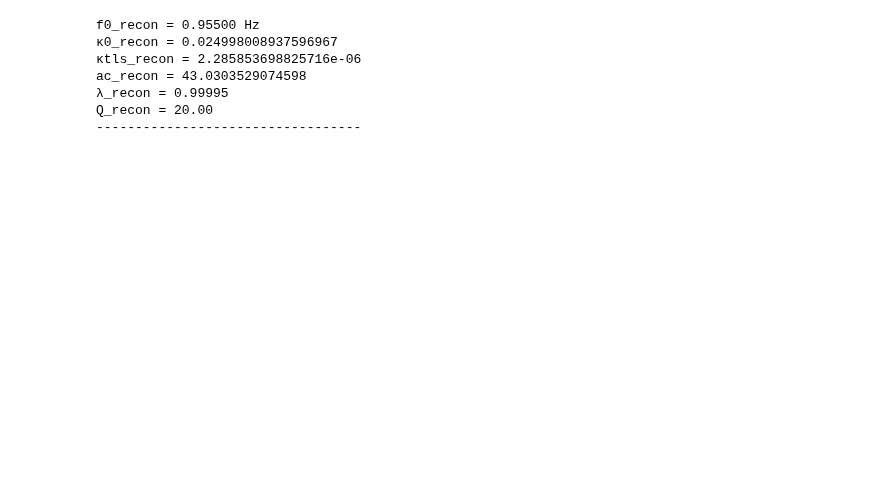
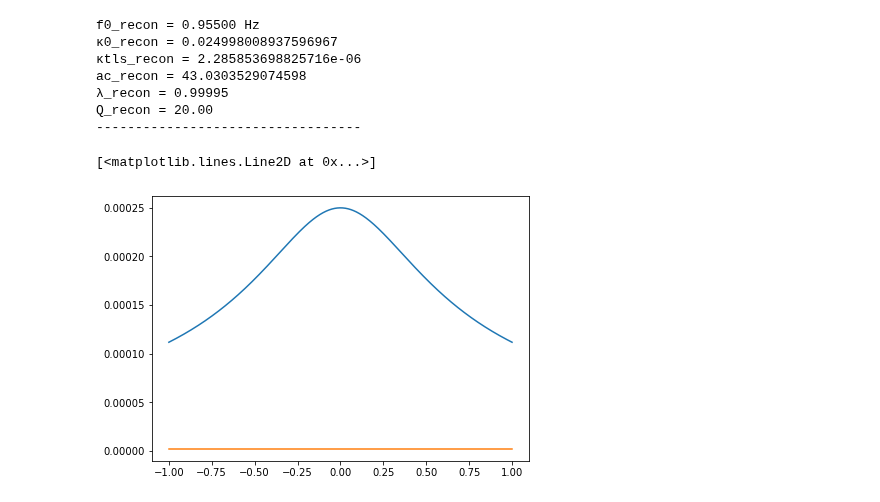
Before and after one commit to jcrivera-hdez/Scripts, a Jupyter notebook: data-analysis/TLS/HB-TLS_Model-Simulation.ipynb, the cells around one changed output. Cells and saved outputs as stored; diff of their text form; code cells hidden in the pictures; blank space fills up the shorter version.

```diff
--- a/data-analysis/TLS/HB-TLS_Model-Simulation.ipynb
+++ b/data-analysis/TLS/HB-TLS_Model-Simulation.ipynb
@@ -91,11 +92,17 @@ plt.rcParams['figure.constrained_layout.use'] = True
 # %%
 # Functions
 def eom_nonlinear(time, state, fr, kappa0, kappa_tls, ac, lambd, drives, ddrives):
+    # resonant frequency
     ωr = 2*π * fr
+
+    # state normalized by gain
     state_norm = state / np.sqrt(gain)
+
+    # drives and its derivatives normalized by attenuation
     drives_norm = drives(time) / np.sqrt(att)
     ddrives_norm = ddrives(time) / np.sqrt(att)
-    return  np.sqrt(gain) * (-1.0j*ωr*(state_norm-drives_norm) - kappa0*(state_norm-drives_norm) - kappa_tls/np.sqrt(1+((state_norm-drives_norm)/(ac*lambd))**2)*(state_norm-drives_norm) + ddrives_norm + lambd**2*drives_norm)
+
+    return  np.sqrt(gain) * (-1.0j*ωr*(state_norm-drives_norm) - kappa0*(state_norm-drives_norm) - kappa_tls/np.sqrt(1+((np.abs(state_norm-drives_norm)/(ac*lambd))**2))*(state_norm-drives_norm) + ddrives_norm + lambd**2*drives_norm)
 
 
 def eom_nonlinear_real(time, state_real, fr, kappa0, kappa_tls, ac, lambd, drives, ddrives):
@@ -104,18 +111,23 @@ def eom_nonlinear_real(time, state_real, fr, kappa0, kappa_tls, ac, lambd, drive
     tmp = np.zeros(len(ret_complex)*2)
     tmp[::2] = np.real(ret_complex)
     tmp[1::2] = np.imag(ret_complex)
+
     return tmp
 
 
 def imp_drive(time, fd1, fd2, B, φ1=0, φ2=0):
+    # drive frequencies
     ω1 = 2*π * fd1
     ω2 = 2*π * fd2
+
     return B*(np.cos(ω1*time + φ1) + np.cos(ω2*time + φ2))
 
 
 def imp_drive_derivative(time, fd1, fd2, B):
+    # drive frequencies
     ω1 = 2*π * fd1
     ω2 = 2*π * fd2
+
     return -B*(ω1*np.sin(ω1*time) + ω2*np.sin(ω2*time))
 
 
@@ -125,7 +137,7 @@ def nonlinear_simulation(fr, kappa0, kappa_tls, ac, lambd, fd1, fd2, B):
     ddrives = partial(imp_drive_derivative, fd1=fd1, fd2=fd2, B=B)
 
     # Integrator
-    o = ode( eom_nonlinear_real ).set_integrator('lsoda', atol=1e-11, rtol=1e-11)
+    o = ode(eom_nonlinear_real).set_integrator('lsoda', atol=1e-11, rtol=1e-11)
     o.set_f_params(fr, kappa0, kappa_tls, ac, lambd, drives, ddrives)
     o.set_initial_value(y0, 0)
 
@@ -149,14 +161,14 @@ def nonlinear_simulation(fr, kappa0, kappa_tls, ac, lambd, fd1, fd2, B):
 
 
     # Indices of the IMPs
-    max_ind_pos = find_peaks(x=np.abs(Field[940:970]),
-                             height=1e-7,
+    max_ind_pos = find_peaks(x=np.abs(Field[920:990]),
+                             height=1e-10,
                             )
-    max_ind_neg = find_peaks(x=np.abs(Field[-970:-940]),
-                             height=1e-7,
+    max_ind_neg = find_peaks(x=np.abs(Field[-990:-920]),
+                             height=1e-10,
                             )
 
-    max_ind = np.append(max_ind_pos[0]+940, len(Field)-970+max_ind_neg[0])
+    max_ind = np.append(max_ind_pos[0]+920, len(Field)-990+max_ind_neg[0])
 
     # Drive indices
     ind_drives = np.array([954, 956, 19044, 19046])
@@ -170,8 +182,7 @@ def nonlinear_simulation(fr, kappa0, kappa_tls, ac, lambd, fd1, fd2, B):
     return Field, Field_in, field_all, field, field_in, freqs, t, drives, max_ind
 
 
-def recon_nonlinear(Field, Field_in, field, field_in, freqs, max_ind):
-
+def recon_nonlinear(Field, Field_in, field, field_in, freqs):
     # Angular frequency
     ω = 2*π * freqs
 
@@ -195,8 +206,8 @@ def recon_nonlinear(Field, Field_in, field, field_in, freqs, max_ind):
     H_norm = np.dot(Nm, H)  # normalized H-matrix
 
     # The drive vector, Q (from the Yasuda paper)
-    Qcos = np.real(Ain/np.sqrt(att))
-    Qsin = np.imag(Ain/np.sqrt(att))
+    Qcos = np.real(Field_in/np.sqrt(att))
+    Qsin = np.imag(Field_in/np.sqrt(att))
     Qmat = np.hstack((Qcos, Qsin))
 
     # Solve system Q = H*p
@@ -467,7 +481,7 @@ In this way we divide the problem into a matrix $\bar{\bar{H}}$ containing the m
 $$ \bar{p} = \bar{\bar{H}}^+ \bar{q}. $$
 # %%
 # Reconstruction section
-λ_recon, f0_recon, κ1_recon, κ3_recon, κ5_recon, Qmat_fit = recon_nonlinear(A, Ain, a, ain, f, imp_ind)
+λ_recon, f0_recon, κ1_recon, κ3_recon, κ5_recon, Qmat_fit = recon_nonlinear(A[imp_ind], Ain[imp_ind], a[imp_ind], ain[imp_ind], f[imp_ind])
 λ_recon = np.sqrt(λ_recon)
 Q_recon = 1 / (2*κ1_recon)
 
@@ -490,3 +504,15 @@ ac_recon = 43.0303529074598
 λ_recon = 0.99995
 Q_recon = 20.00
 ----------------------------------
+# %%
+# check
+x_sim = np.linspace(-1, 1, 1000)
+y_sim = κtls/np.sqrt(1 + (x_sim/ac)**2)
+y_recon = κtls_recon*(1 - x_sim**2/(2*ac_recon**2) + 3/8*(x_sim/ac_recon)**4)
+
+fig4, ax4 = plt.subplots(1)
+ax4.plot(x_sim, y_sim)
+ax4.plot(x_sim, y_recon)
+# %% [output]
+[<matplotlib.lines.Line2D at 0x...>]
+[figure, added]
```
Also changed, not shown: parts of 7 cells of this notebook, 1 other file.
